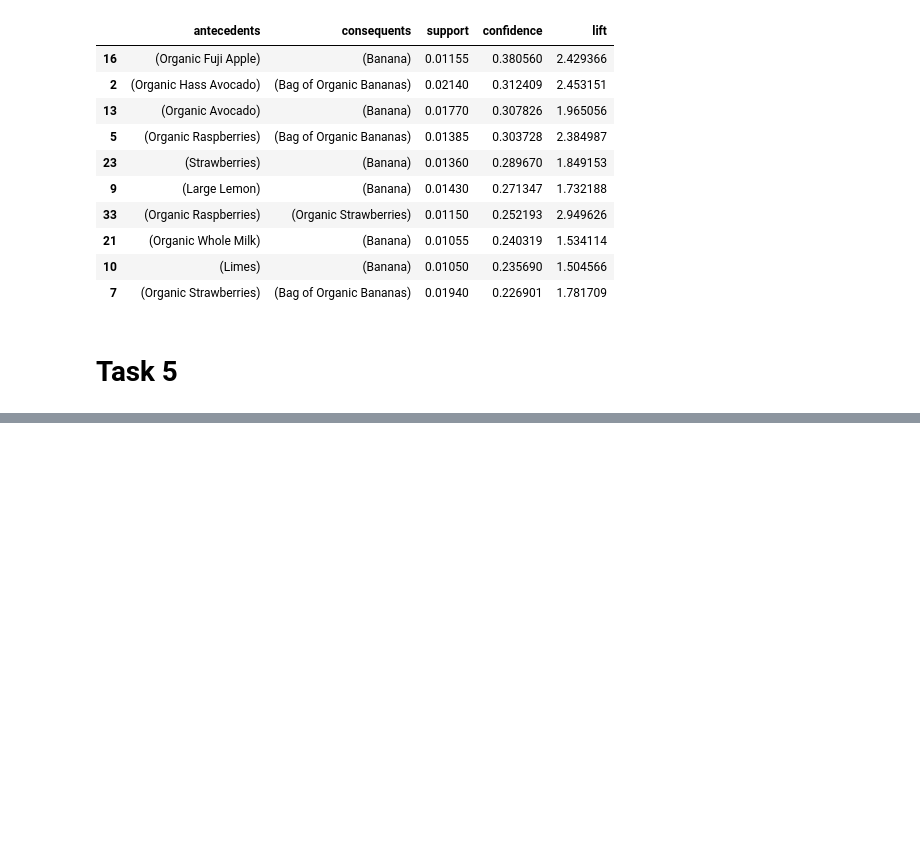
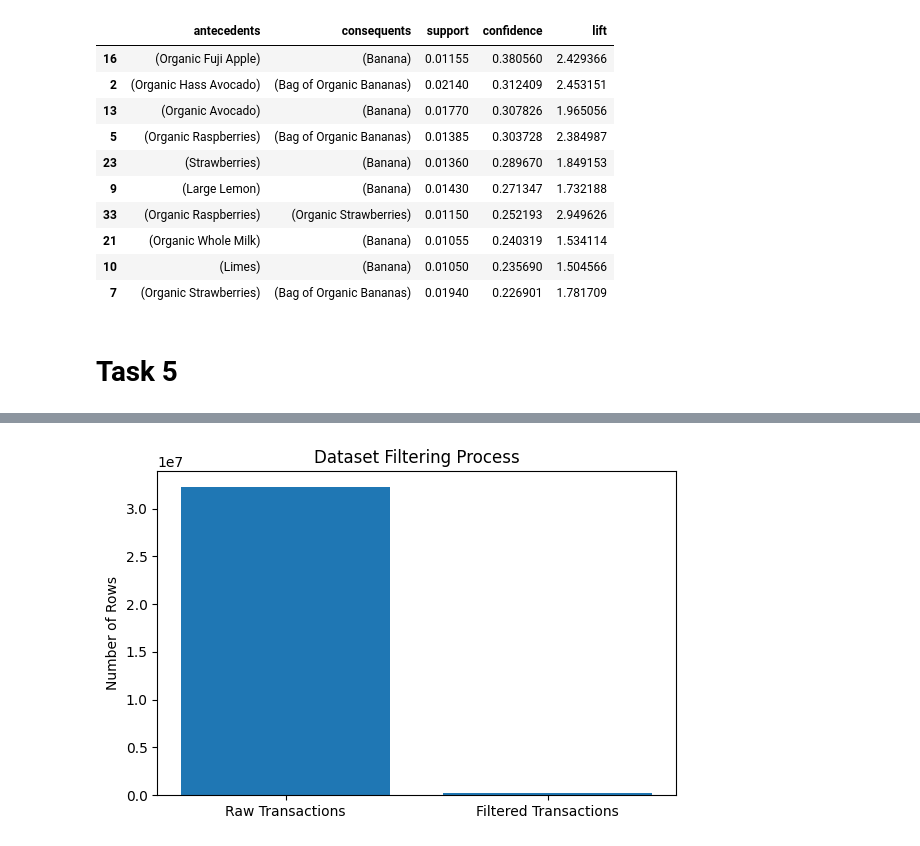
Before and after one commit to ParsaHaghighatgoo/instacart-association-rule-mining, a Jupyter notebook: main.ipynb, the cells around one changed output, grey strips where cells are left out. Drawn from its saved outputs; the diff is of its cells as text; code cells hidden in the pictures; blank space fills up the shorter version.

```diff
--- a/main.ipynb
+++ b/main.ipynb
@@ -288,0 +384,13 @@ display(top10_conf[["antecedents", "consequents", "support", "confidence", "lift
+# %%
+raw_orders = order_products_prior.shape[0]
+filtered_orders = order_products_sample.shape[0]
+
+plt.figure(figsize=(6,4))
+plt.bar(["Raw Transactions", "Filtered Transactions"],
+        [raw_orders, filtered_orders])
+plt.ylabel("Number of Rows")
+plt.title("Dataset Filtering Process")
+plt.tight_layout()
+plt.show()
+# %% [output]
+[figure, added]
```
Also changed, not shown: parts of 8 cells of this notebook, 14 other files.
